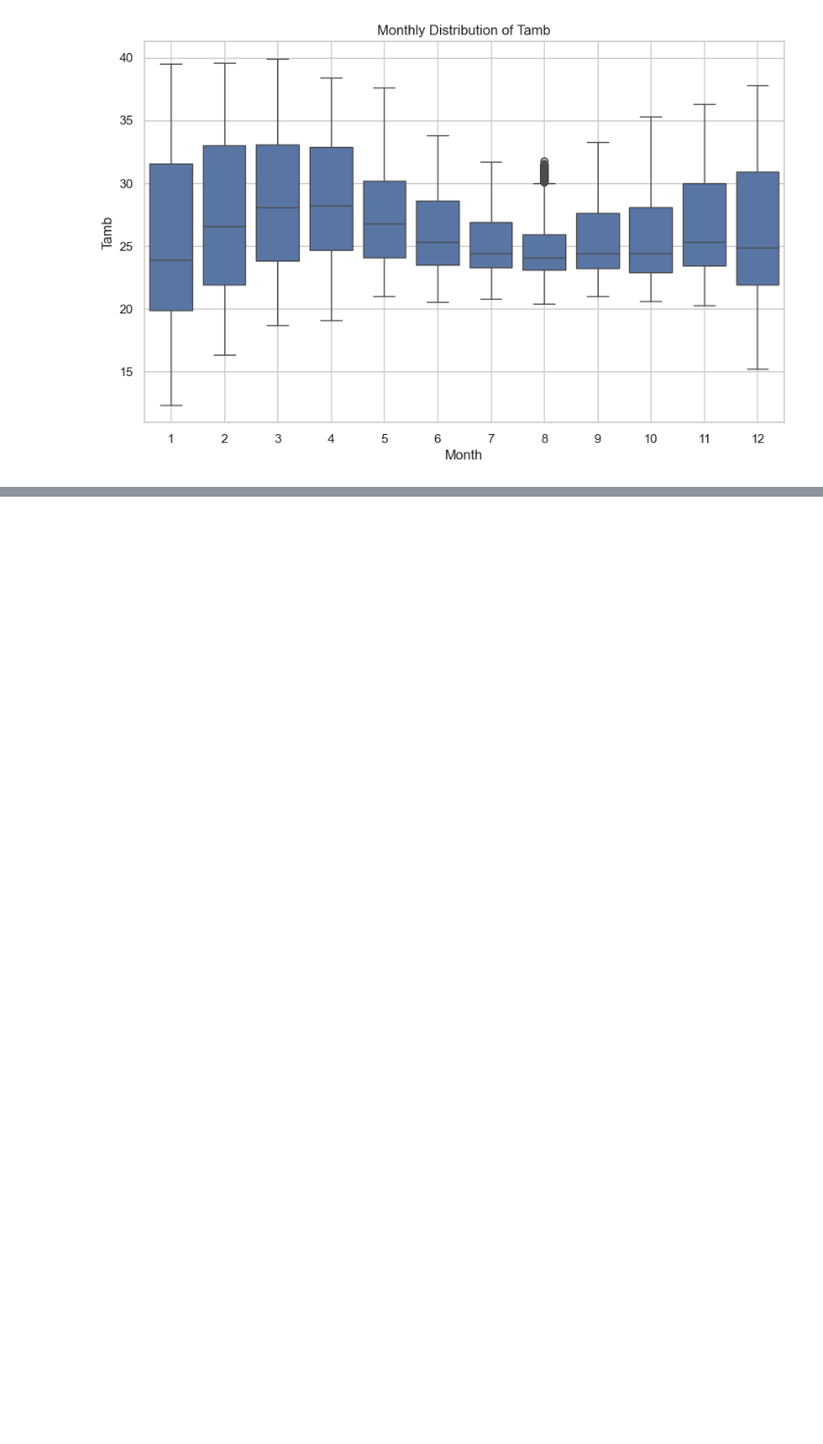
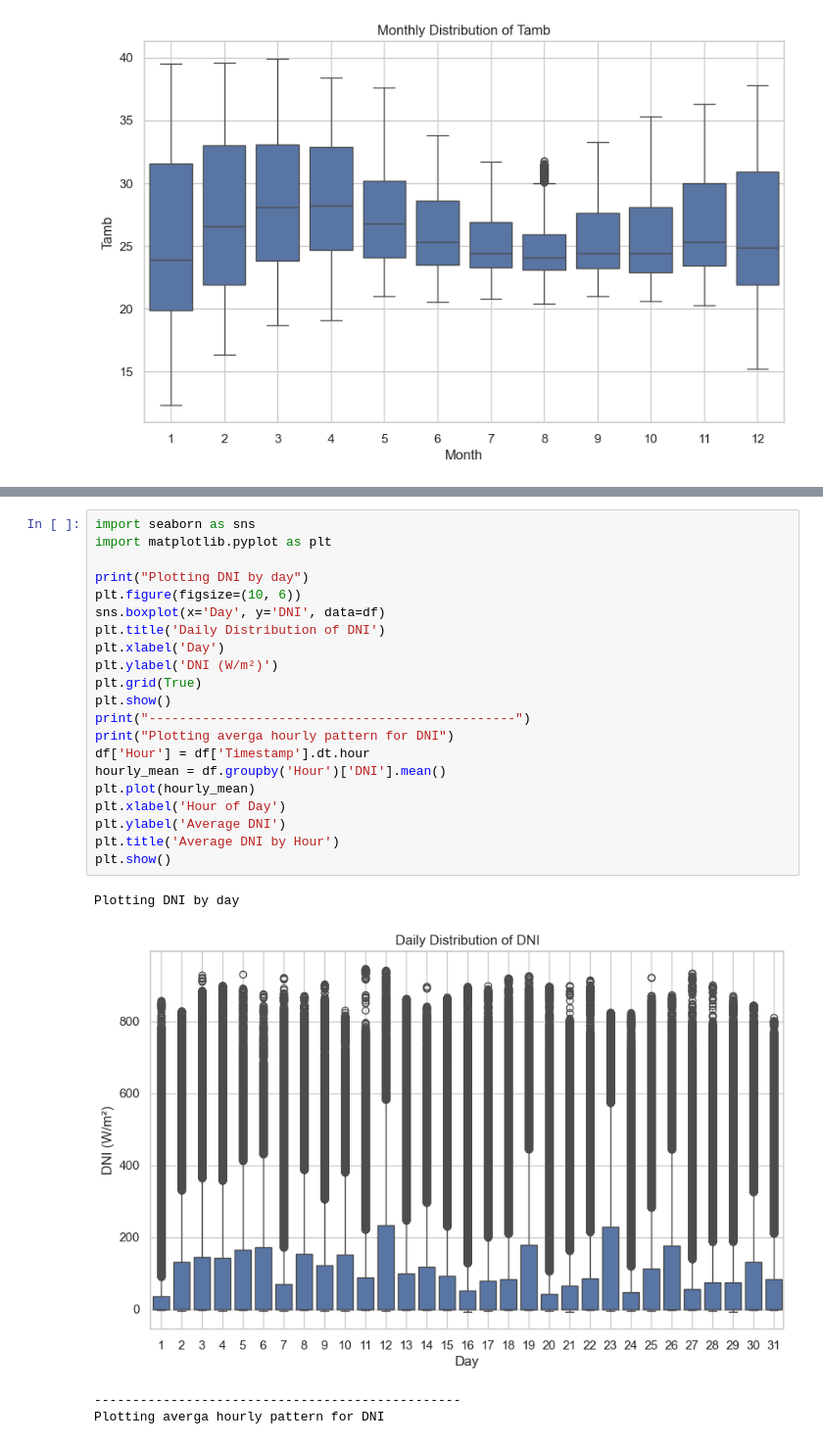
Before and after one commit to Reid-T-W/solar-challenge-week1, a Jupyter notebook: notebooks/sierraleone_eda.ipynb, the cells around one changed output, grey strips where cells are left out. Shown at 98% size. Saved outputs shown, nothing was run; the diff lists cells and outputs as text; blank space fills up the shorter version.

```diff
--- a/notebooks/sierraleone_eda.ipynb
+++ b/notebooks/sierraleone_eda.ipynb
@@ -334,0 +380,26 @@ plt.show()
+# %%
+import seaborn as sns
+import matplotlib.pyplot as plt
+
+print("Plotting DNI by day")
+plt.figure(figsize=(10, 6))
+sns.boxplot(x='Day', y='DNI', data=df)
+plt.title('Daily Distribution of DNI')
+plt.xlabel('Day')
+plt.ylabel('DNI (W/m²)')
+plt.grid(True)
+plt.show()
+print("------------------------------------------------")
+print("Plotting averga hourly pattern for DNI")
+df['Hour'] = df['Timestamp'].dt.hour
+hourly_mean = df.groupby('Hour')['DNI'].mean()
+plt.plot(hourly_mean)
+plt.xlabel('Hour of Day')
+plt.ylabel('Average DNI')
+plt.title('Average DNI by Hour')
+plt.show()
+# %% [output]
+Plotting DNI by day
+[figure, added]
+------------------------------------------------
+Plotting averga hourly pattern for DNI
```
Also changed, not shown: parts of 25 cells of this notebook.
